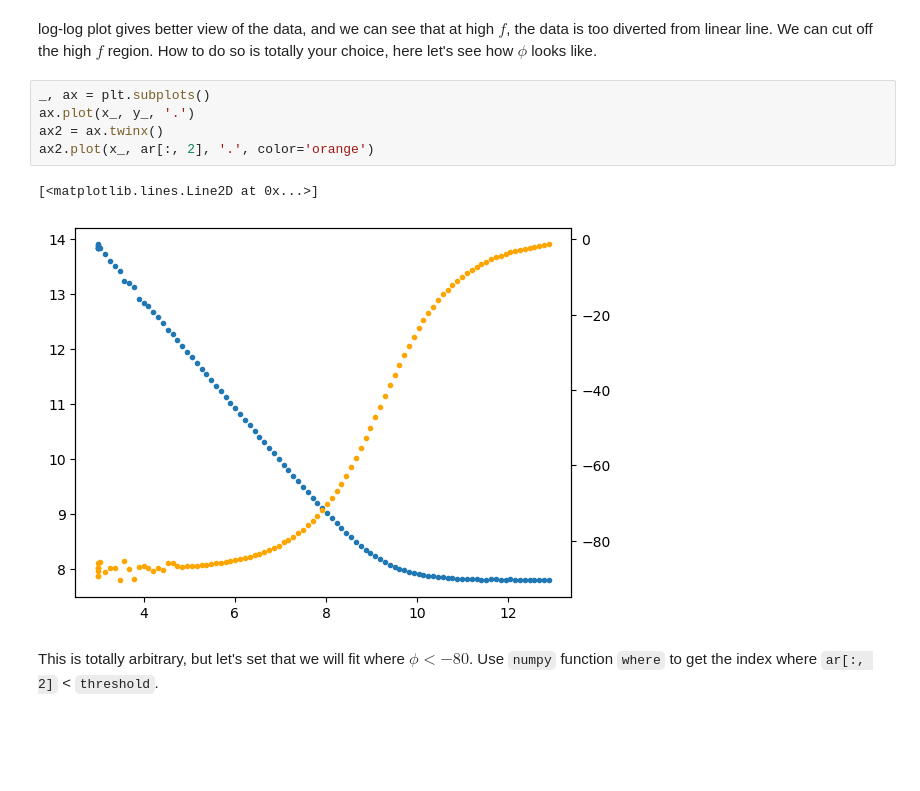
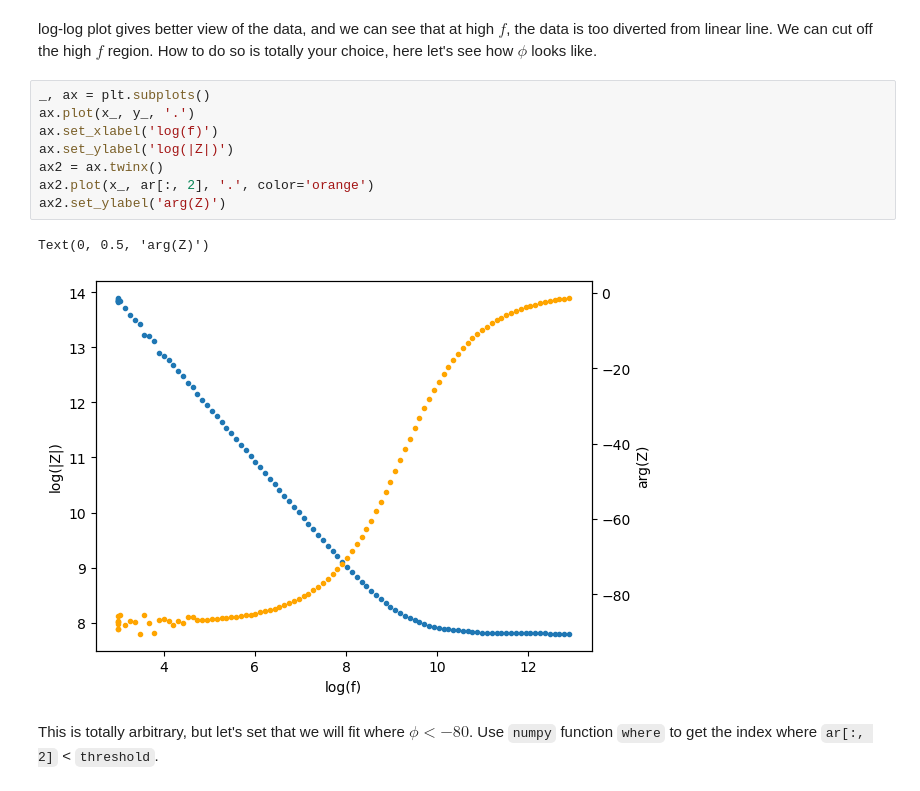
Before and after one commit to ikuehirata/Coding-seminar-2023-IIT-CMI, a Jupyter notebook: Lesson3.ipynb, the cells around one changed output. Cells and saved outputs as stored; diff of their text form; blank space fills up the shorter version.

```diff
--- a/Lesson3.ipynb
+++ b/Lesson3.ipynb
@@ -104,11 +104,14 @@ We can cut off the high $f$ region. How to do so is totally your choice, here le
 # %%
 _, ax = plt.subplots()
 ax.plot(x_, y_, '.')
+ax.set_xlabel('log(f)')
+ax.set_ylabel('log(|Z|)')
 ax2 = ax.twinx()
 ax2.plot(x_, ar[:, 2], '.', color='orange')
+ax2.set_ylabel('arg(Z)')
 # %% [output]
-[<matplotlib.lines.Line2D at 0x...>]
+Text(0, 0.5, 'arg(Z)')
-[figure, old version]
+[figure, new version]
 # %% [markdown]
 This is totally arbitrary, but let's set that we will fit where $ \phi < -80 $.
 Use `numpy` function `where` to get the index where `ar[:, 2]` < `threshold`.
```
